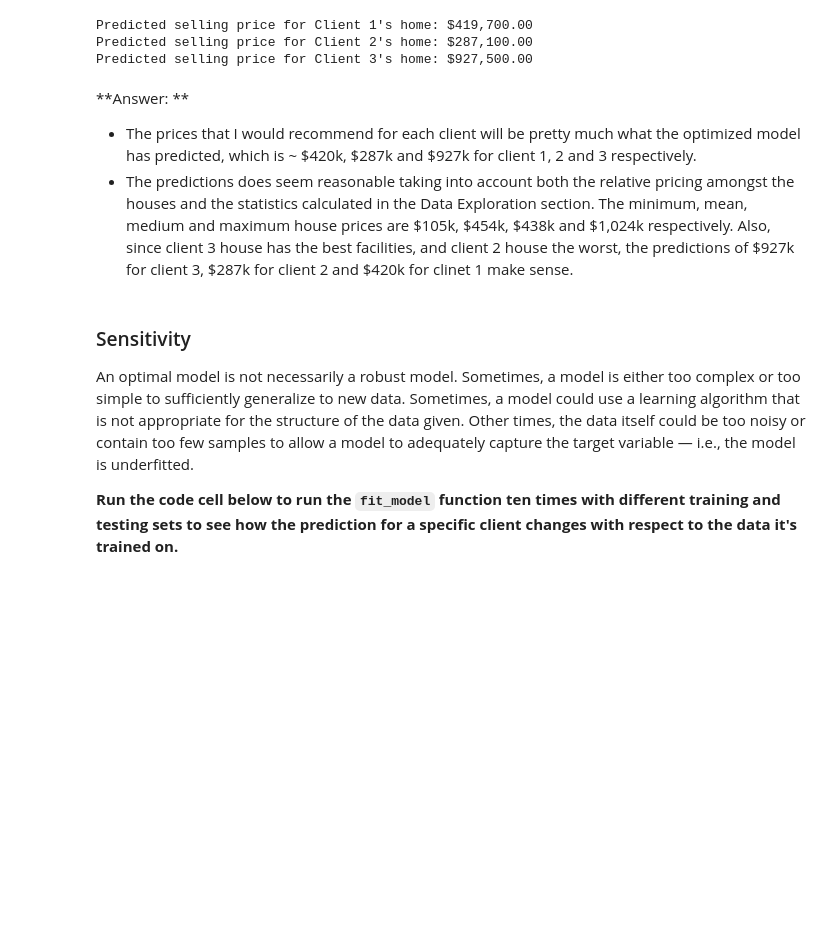
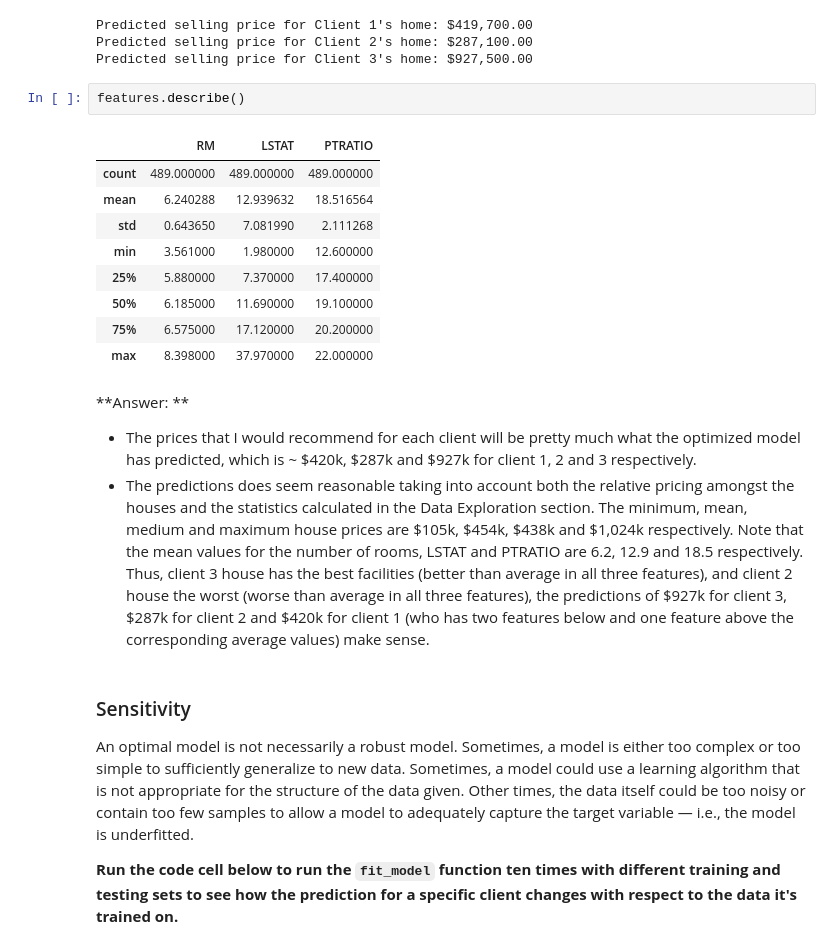
Before and after one commit to ChalamPVS/boston_housing, a Jupyter notebook: boston_housing.ipynb, the cells around one changed output. Cells and saved outputs as stored; diff of their text form; blank space fills up the shorter version.

```diff
--- a/boston_housing.ipynb
+++ b/boston_housing.ipynb
@@ -379,10 +379,22 @@ for i, price in enumerate(reg.predict(client_data)):
 Predicted selling price for Client 1's home: $419,700.00
 Predicted selling price for Client 2's home: $287,100.00
 Predicted selling price for Client 3's home: $927,500.00
+# %%
+features.describe()
+# %% [output]
+|  | RM | LSTAT | PTRATIO |
+| count | 489.000000 | 489.000000 | 489.000000 |
+| mean | 6.240288 | 12.939632 | 18.516564 |
+| std | 0.643650 | 7.081990 | 2.111268 |
+| min | 3.561000 | 1.980000 | 12.600000 |
+| 25% | 5.880000 | 7.370000 | 17.400000 |
+| 50% | 6.185000 | 11.690000 | 19.100000 |
+| 75% | 6.575000 | 17.120000 | 20.200000 |
+| max | 8.398000 | 37.970000 | 22.000000 |
 # %% [markdown]
 **Answer: **
 - The prices that I would recommend for each client will be pretty much what the optimized model has predicted, which is ~ \$420k, \$287k and \$927k for client 1, 2 and 3 respectively.
-- The predictions does seem reasonable taking into account both the relative pricing amongst the houses and the statistics calculated in the Data Exploration section. The minimum, mean, medium and maximum house prices are \$105k, \$454k, \$438k and \$1,024k respectively. Also, since client 3 house has the best facilities, and client 2 house the worst, the predictions of \$927k for client 3, \$287k for client 2 and \$420k for clinet 1 make sense.
+- The predictions does seem reasonable taking into account both the relative pricing amongst the houses and the statistics calculated in the Data Exploration section. The minimum, mean, medium and maximum house prices are \$105k, \$454k, \$438k and \$1,024k respectively. Note that the mean values for the number of rooms, LSTAT and PTRATIO are 6.2, 12.9 and 18.5 respectively. Thus, client 3 house has the best facilities (better than average in all three features), and client 2 house the worst (worse than average in all three features), the predictions of \$927k for client 3, \$287k for client 2 and \$420k for client 1 (who has two features below and one feature above the corresponding average values) make sense.
 # %% [markdown]
 ### Sensitivity
 An optimal model is not necessarily a robust model. Sometimes, a model is either too complex or too simple to sufficiently generalize to new data. Sometimes, a model could use a learning algorithm that is not appropriate for the structure of the data given. Other times, the data itself could be too noisy or contain too few samples to allow a model to adequately capture the target variable — i.e., the model is underfitted.
```
Also changed, not shown: parts of 2 cells of this notebook, 1 other file.
